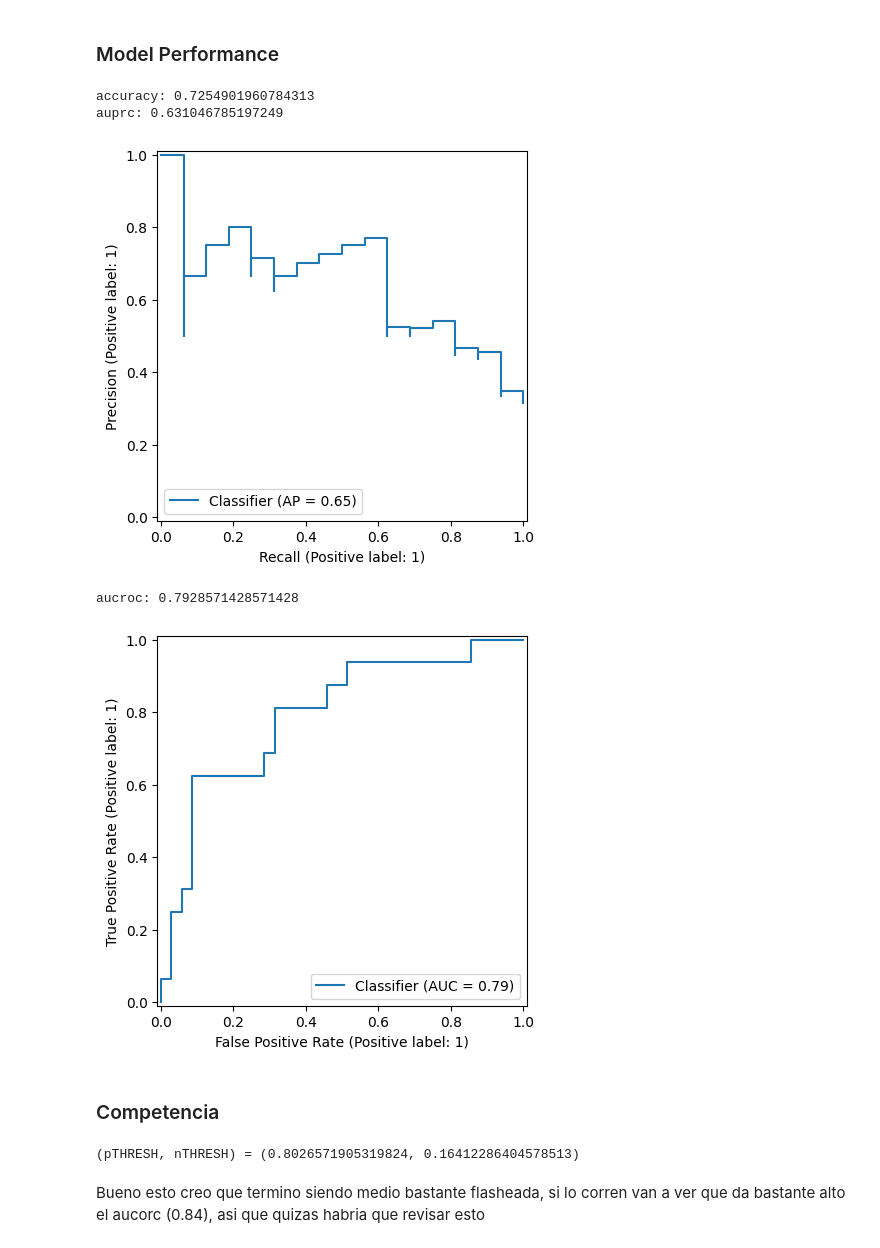
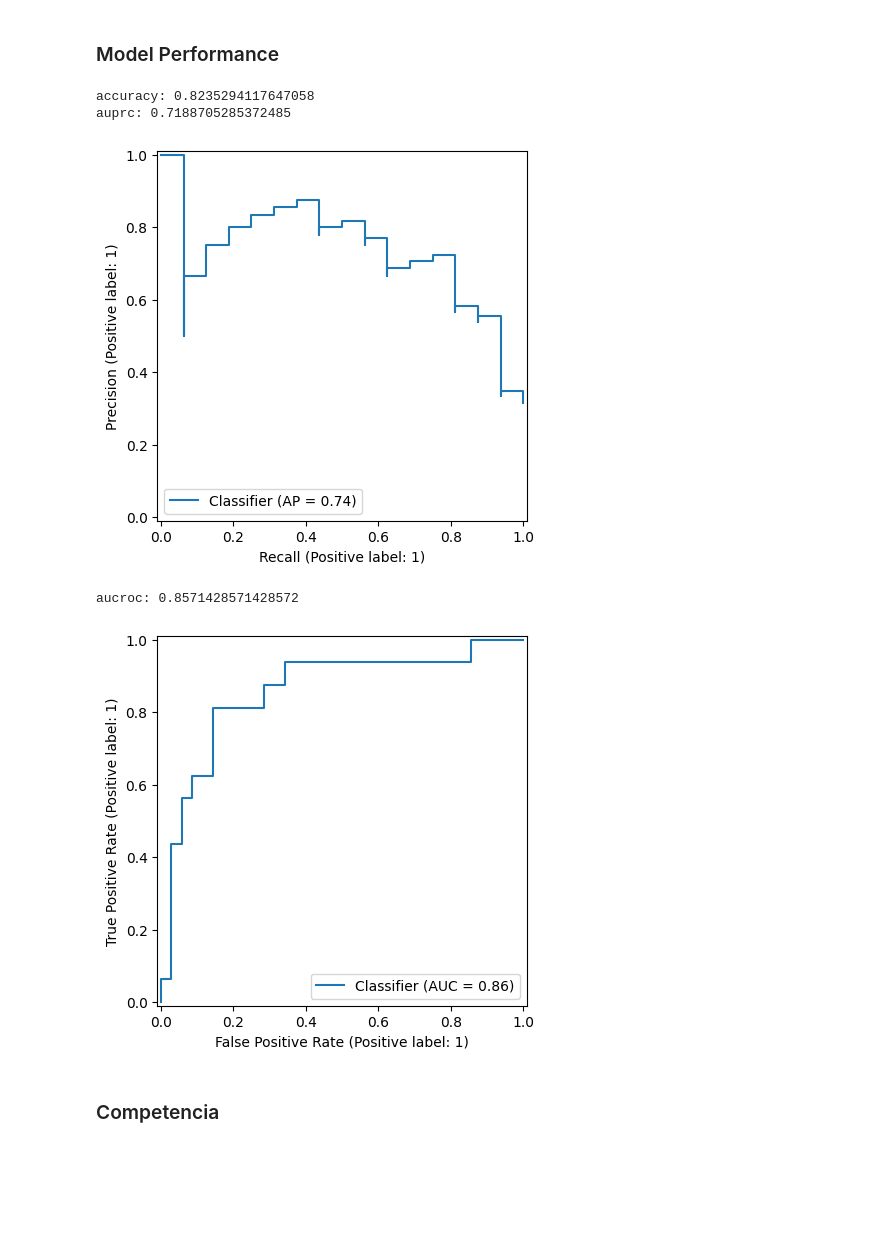
Before and after one commit to fedeaar/aa-tp01, a Jupyter notebook: experimentacion/Competencia_ej5.ipynb, the cells around one changed output. Drawn from its saved outputs; the diff is of its cells as text; code cells hidden in the pictures; blank space fills up the shorter version.

```diff
--- a/experimentacion/Competencia_ej5.ipynb
+++ b/experimentacion/Competencia_ej5.ipynb
@@ -10,56 +10,31 @@ from utils.metrics import aucroc, auprc, accuracy
 # %% [markdown]
 ### Model Performance
 # %%
-# TODO: Agregar modelo final
-best_params = {'C': 0.9010665799255806, 'degree': 8, 'gamma': 'scale', 'kernel': 'rbf'}
+best_params = {'C': 2.5491739956475503, 'degree': 8, 'gamma': 'scale', 'kernel': 'rbf'}
 model = SVC(probability=True, **best_params)
 model.fit(X_train, y_train)
 y_pred = model.predict(X_test)
 y_prob = model.decision_function(X_test)
 mxp = [
     (accuracy, None, None),
     (auprc, PrecisionRecallDisplay, True),
     (aucroc, RocCurveDisplay, True)
 ]
 
 for metric, plotter, use_decision in mxp:
     y_score = y_prob if use_decision else y_pred
     print(f"{metric.__name__}: {metric(y_test, y_score)}")
     if plotter:
         plotter.from_predictions(y_test, y_score)
         plt.show()
 # %% [output]
-accuracy: 0.7254901960784313
-auprc: 0.631046785197249
+accuracy: 0.8235294117647058
+auprc: 0.7188705285372485
-[figure, old version]
+[figure, new version]
-aucroc: 0.7928571428571428
+aucroc: 0.8571428571428572
-[figure, old version]
+[figure, new version]
 # %% [markdown]
 ### Competencia
-# %%
-# Find both thresholds for proba:
-# if (proba(X_held_out_i) > pTHRESH) -> prediction is correct and positive
-# if (proba(X_held_out_i) < nTHRESH) -> prediction is correct and negative
-
-probas = [proba_p for (proba_n, proba_p) in model.predict_proba(X_test)]
-correctProbas = [pred_i == test_i for (pred_i, test_i) in zip(y_pred, y_test)]
-pTHRESHvals = [proba for (proba, pred, correct) in zip(probas, y_pred, correctProbas) if (correct and pred == 1)]
-nTHRESHvals = [proba for (proba, pred, correct) in zip(probas, y_pred, correctProbas) if (correct and pred == 0)]
-
-# print(f'pTHRESH_min: ({min(pTHRESHvals)})')
-# print(f'pTHRESH_max: ({max(pTHRESHvals)})')
-# print(f'nTHRESH_min: ({min(nTHRESHvals)})')
-# print(f'nTHRESH_max: ({max(nTHRESHvals)})')
-
-# We take the averages as thresholds
-pTHRESH = sum(pTHRESHvals) / len(pTHRESHvals)
-nTHRESH = sum(nTHRESHvals) / len(nTHRESHvals)
-
-print(f'(pTHRESH, nTHRESH) = ({pTHRESH}, {nTHRESH})')
-# %% [output]
-(pTHRESH, nTHRESH) = (0.8026571905319824, 0.16412286404578513)
-# %% [markdown]
-Bueno esto creo que termino siendo medio bastante flasheada, si lo corren van a ver que da bastante alto el aucorc (0.84), asi que quizas habria que revisar esto
 # %%
 X_held_out = pd.read_csv("../catedra/datos/X_held_out.csv", delimiter=',', encoding="utf-8").to_numpy()
 
```
Also changed, not shown: parts of 1 cell of this notebook, 6 other files.
